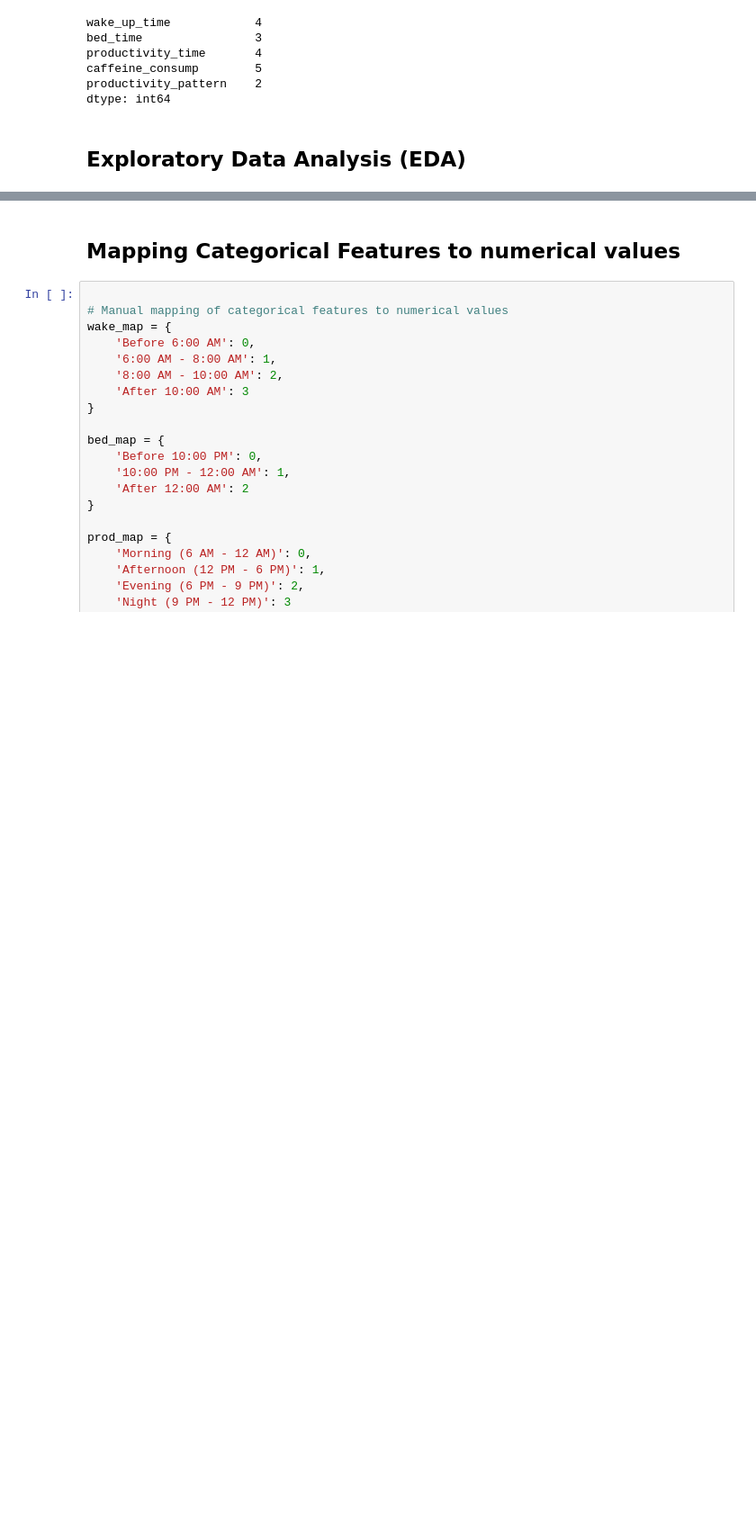
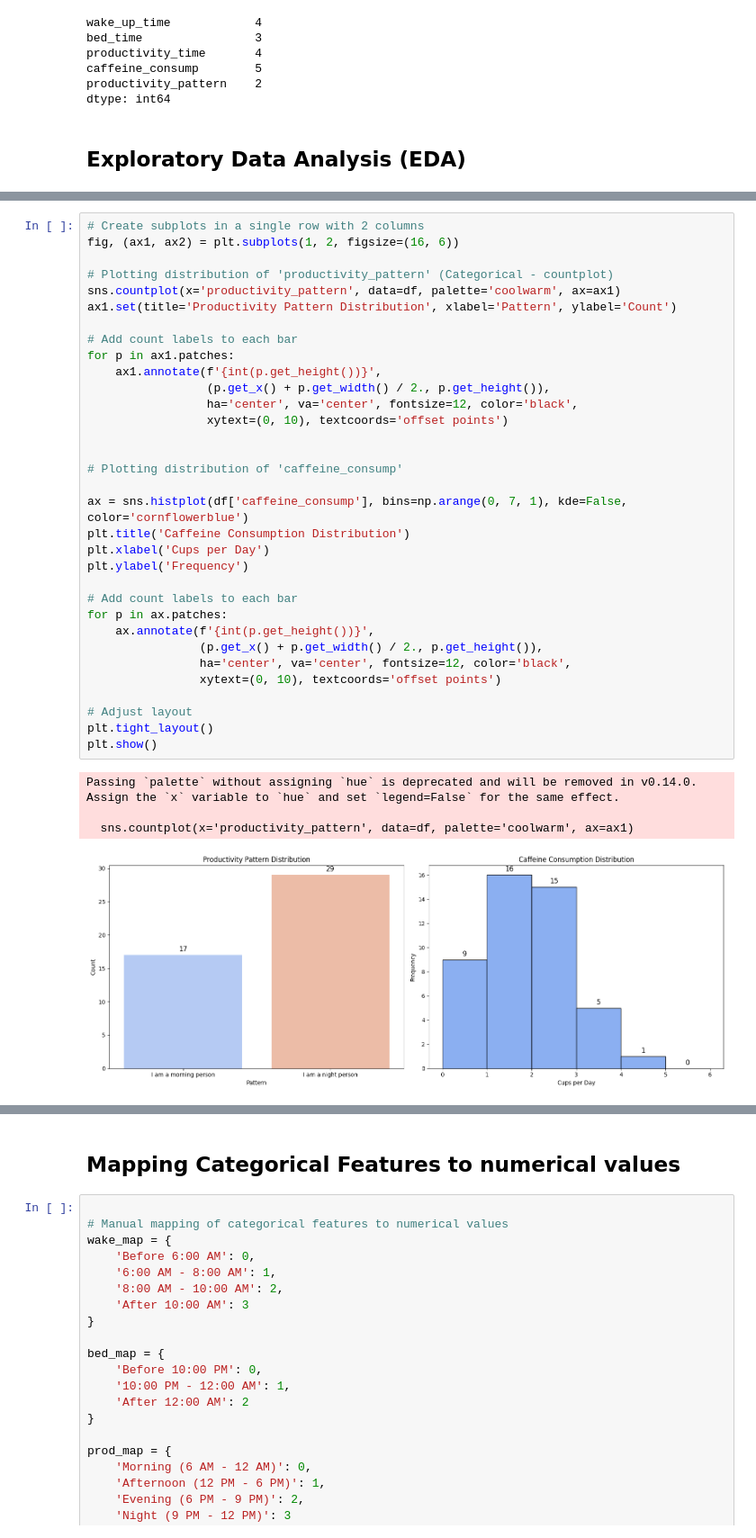
Before and after one commit to Chhen-Seoklai/Chronotype-Predictor, a Jupyter notebook: ProJect2.ipynb, the cells around one changed output, grey strips where cells are left out. Shown at 90% size. Saved outputs shown, nothing was run; the diff lists cells and outputs as text; blank space fills up the shorter version.

```diff
--- a/ProJect2.ipynb
+++ b/ProJect2.ipynb
@@ -175,3 +180,41 @@ Passing `palette` without assigning `hue` is deprecated and will be removed in v
+# %%
+# Create subplots in a single row with 2 columns
+fig, (ax1, ax2) = plt.subplots(1, 2, figsize=(16, 6))
+
+# Plotting distribution of 'productivity_pattern' (Categorical - countplot)
+sns.countplot(x='productivity_pattern', data=df, palette='coolwarm', ax=ax1)
+ax1.set(title='Productivity Pattern Distribution', xlabel='Pattern', ylabel='Count')
+
+# Add count labels to each bar
+for p in ax1.patches:
+    ax1.annotate(f'{int(p.get_height())}',
+                 (p.get_x() + p.get_width() / 2., p.get_height()),
+                 ha='center', va='center', fontsize=12, color='black',
+                 xytext=(0, 10), textcoords='offset points')
+
+
+# Plotting distribution of 'caffeine_consump'
+
+ax = sns.histplot(df['caffeine_consump'], bins=np.arange(0, 7, 1), kde=False, color='cornflowerblue')
+plt.title('Caffeine Consumption Distribution')
+plt.xlabel('Cups per Day')
+plt.ylabel('Frequency')
+
+# Add count labels to each bar
+for p in ax.patches:
+    ax.annotate(f'{int(p.get_height())}',
+                (p.get_x() + p.get_width() / 2., p.get_height()),
+                ha='center', va='center', fontsize=12, color='black',
+                xytext=(0, 10), textcoords='offset points')
+
+# Adjust layout
+plt.tight_layout()
+plt.show()
+# %% [output]
+Passing `palette` without assigning `hue` is deprecated and will be removed in v0.14.0. Assign the `x` variable to `hue` and set `legend=False` for the same effect.
+
+  sns.countplot(x='productivity_pattern', data=df, palette='coolwarm', ax=ax1)
+[figure, added]
 # %%
 
 # Plotting relationship between 'wake_up_time' and 'productivity_pattern'
```
Also changed, not shown: parts of 5 cells of this notebook.
